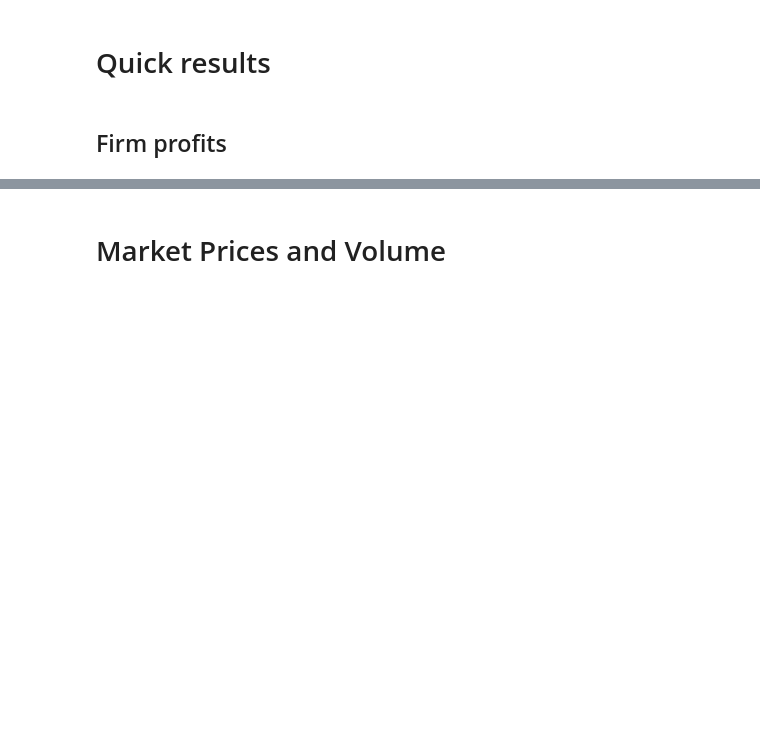
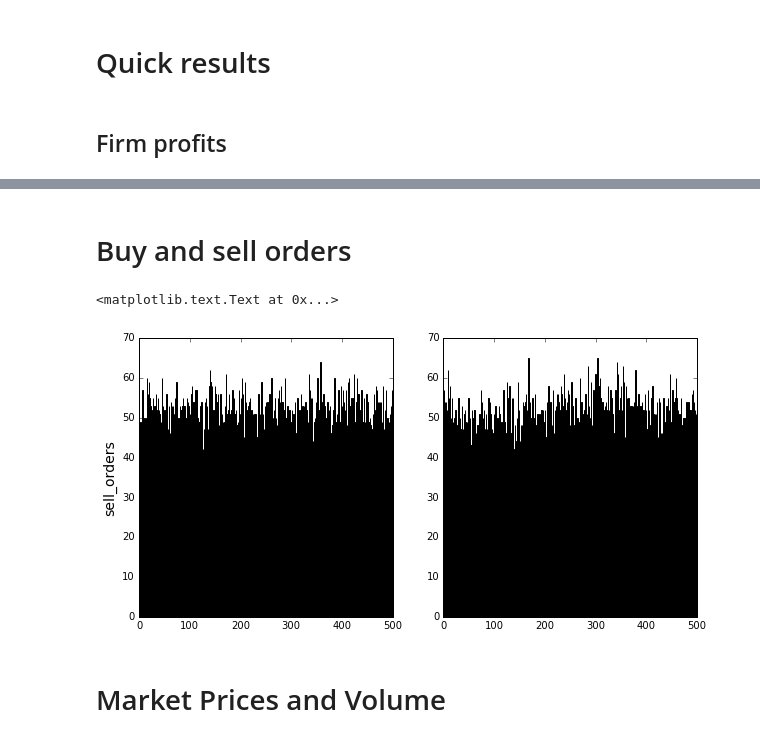
Before and after one commit to LCfP/Agent-Based-Stock-Market-Model, a Jupyter notebook: modeltweaking.ipynb, the cells around one changed output, grey strips where cells are left out. Saved outputs shown, nothing was run; the diff lists cells and outputs as text; code cells hidden in the pictures; blank space fills up the shorter version.

```diff
--- a/modeltweaking.ipynb
+++ b/modeltweaking.ipynb
@@ -93,3 +79,21 @@ ax1.set_xlabel('(Simulation time)', fontsize='14')
+# %% [markdown]
+# Buy and sell orders
+# %%
+buy_orders = order_books[0].buy_orders_history
+sell_orders = order_books[0].sell_orders_history
+#sell_orders
+
+fig, (ax1, ax2) = plt.subplots(1, 2, figsize=(10,5))
+
+ax1.bar(range(len(buy_orders)), buy_orders)
+ax2.bar(range(len(sell_orders)), sell_orders)
+
+
+ax1.set_ylabel('buy_orders', fontsize='14')
+ax1.set_ylabel('sell_orders', fontsize='14')
+# %% [output]
+<matplotlib.text.Text at 0x...>
+[figure, added]
 # %% [markdown]
 # Market Prices and Volume
 # %%
```
Also changed, not shown: parts of 13 cells of this notebook, 7 other files.
